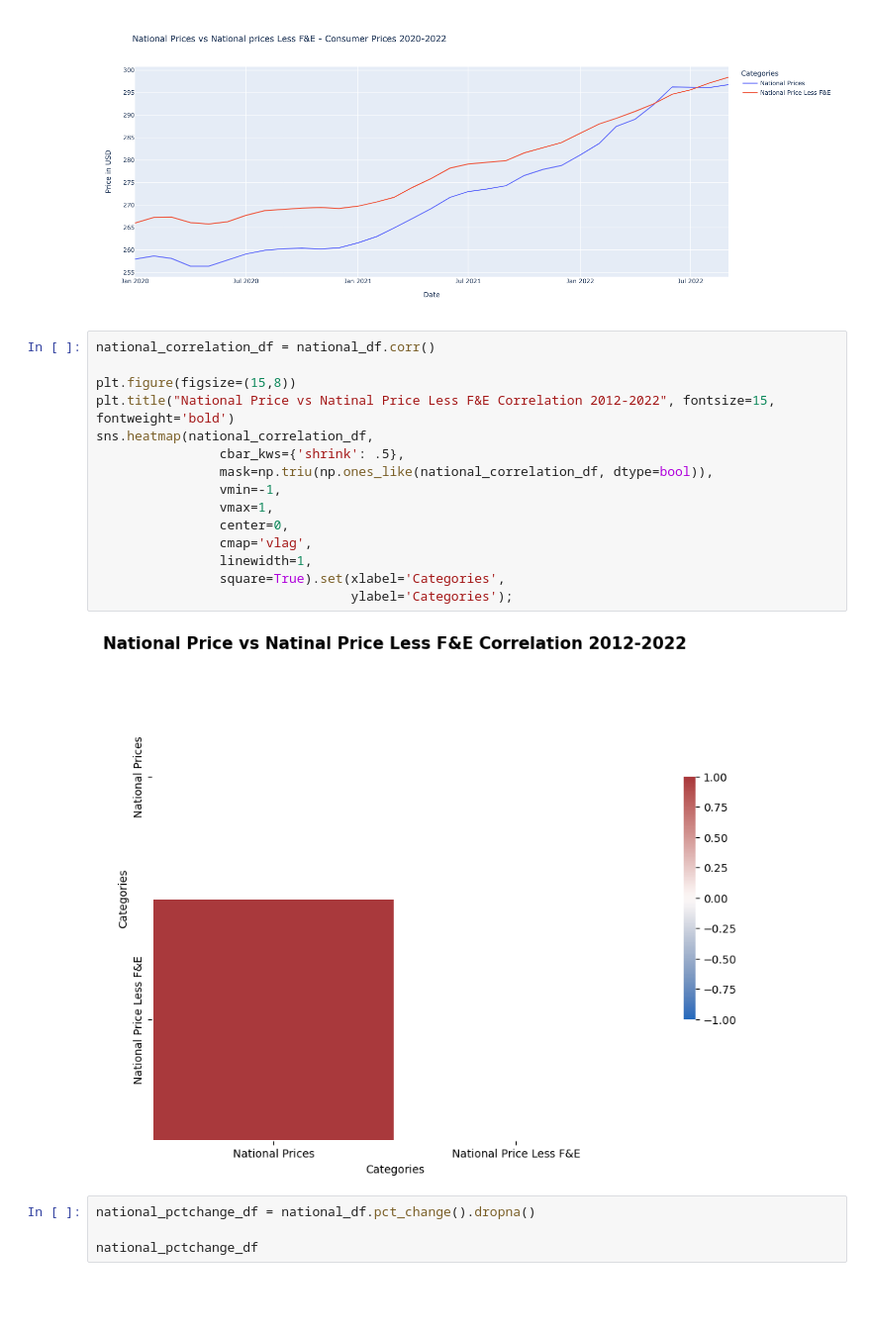
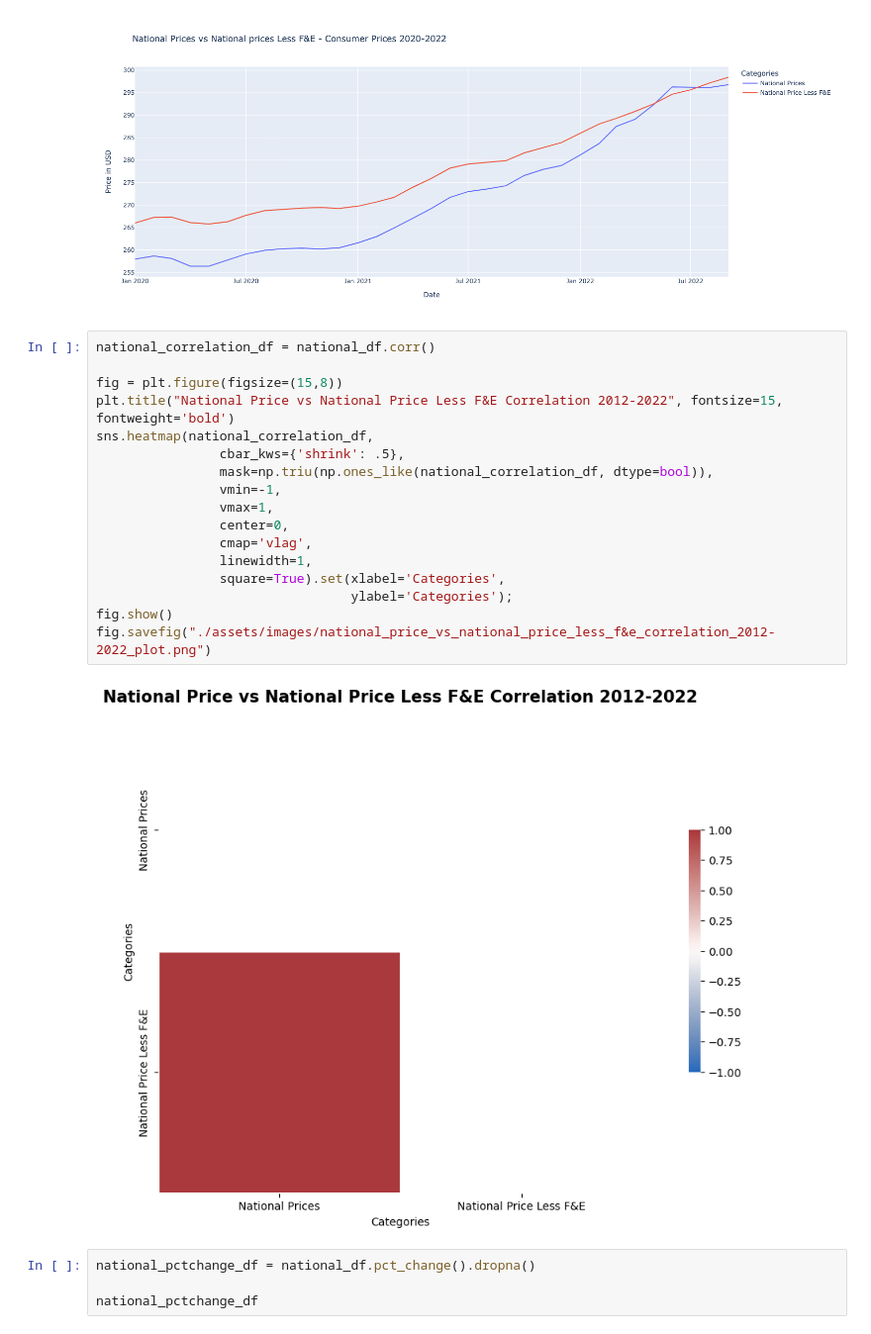
Before and after one commit to SZun/Real-Impact-of-Inflation, a Jupyter notebook: Final-Data-Analysis.ipynb, the cells around one changed output. Shown at 99% size. Cells and saved outputs as stored; diff of their text form; blank space fills up the shorter version.

```diff
--- a/Final-Data-Analysis.ipynb
+++ b/Final-Data-Analysis.ipynb
@@ -104,20 +104,22 @@ fig.write_image('./assets/images/national_prices_vs_national_prices_less_f&e_-_c
 # %%
 national_correlation_df = national_df.corr()
 
-plt.figure(figsize=(15,8))
-plt.title("National Price vs Natinal Price Less F&E Correlation 2012-2022", fontsize=15, fontweight='bold')
+fig = plt.figure(figsize=(15,8))
+plt.title("National Price vs National Price Less F&E Correlation 2012-2022", fontsize=15, fontweight='bold')
 sns.heatmap(national_correlation_df,
                 cbar_kws={'shrink': .5},
                 mask=np.triu(np.ones_like(national_correlation_df, dtype=bool)),
                 vmin=-1,
                 vmax=1,
                 center=0,
                 cmap='vlag',
                 linewidth=1,
                 square=True).set(xlabel='Categories',
                                  ylabel='Categories');
+fig.show()
+fig.savefig("./assets/images/national_price_vs_national_price_less_f&e_correlation_2012-2022_plot.png")
 # %% [output]
-[figure, old version]
+[figure, new version]
 # %%
 national_pctchange_df = national_df.pct_change().dropna()
 
```
Also changed, not shown: parts of 5 cells of this notebook, 8 other files.
